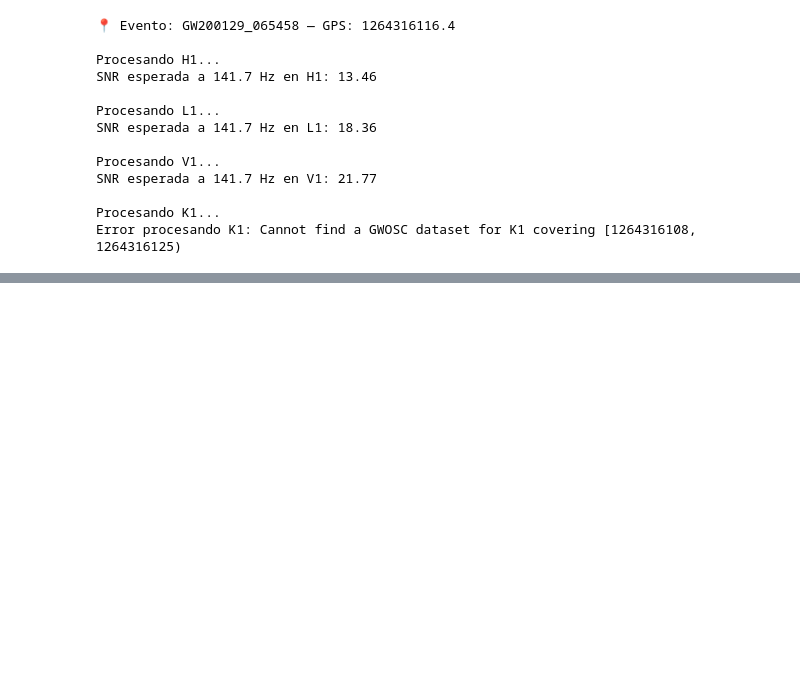
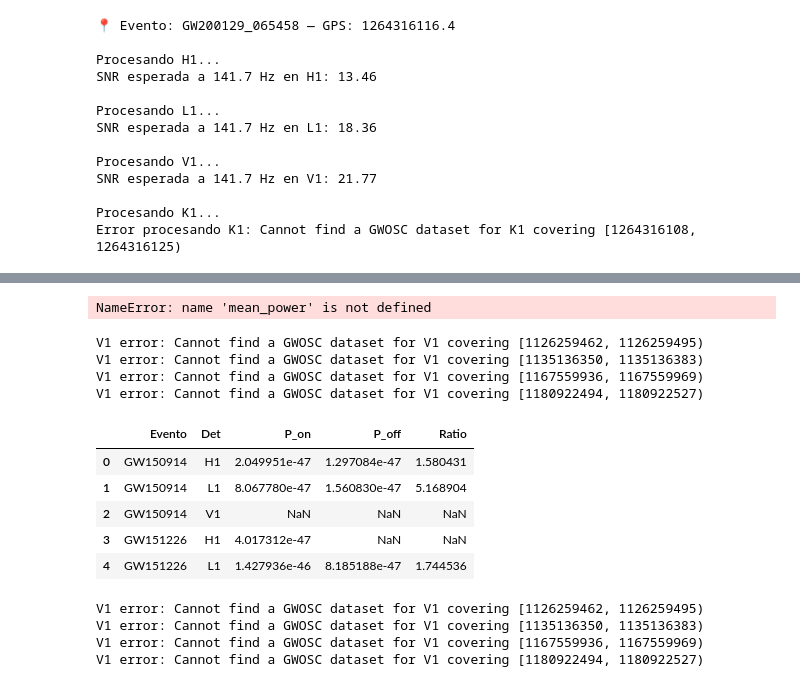
Before and after one commit to motanova84/gw250114-141hz-analysis, a Jupyter notebook: notebooks/141hz_validation.ipynb, the cells around one changed output, grey strips where cells are left out. Drawn from its saved outputs; the diff is of its cells as text; code cells hidden in the pictures; blank space fills up the shorter version.

```diff
--- a/notebooks/141hz_validation.ipynb
+++ b/notebooks/141hz_validation.ipynb
@@ -3500,0 +3996,59 @@ Error procesando K1: Cannot find a GWOSC dataset for K1 covering [1264316108, 12
+# %%
+rows=[]
+for ev, gps in events.items():
+    for det in ['H1','L1','V1']:
+        Pon,Poff = mean_power(det,gps,band,duration,off_shift)
+        rows.append({'Evento':ev,'Det':det,'P_on':Pon,'P_off':Poff})
+df = pd.DataFrame(rows)
+df['Ratio']=df.P_on/df.P_off
+df.to_csv('qcal_multi_event.csv',index=False)
+df.head()
+# %% [output]
+NameError: name 'mean_power' is not defined
+# %%
+from gwpy.timeseries import TimeSeries
+import numpy as np
+
+def mean_power(det, gps, band, duration, off_shift):
+    try:
+        on = TimeSeries.fetch_open_data(det, gps, gps+duration).bandpass(*band)
+        off = TimeSeries.fetch_open_data(det, gps-off_shift, gps-off_shift+duration).bandpass(*band)
+        P_on  = np.mean(np.abs(on.value)**2)
+        P_off = np.mean(np.abs(off.value)**2)
+        return P_on, P_off
+    except Exception as e:
+        print(f"{det} error: {e}")
+        return np.nan, np.nan
+# %%
+rows=[]
+for ev, gps in events.items():
+    for det in ['H1','L1','V1']:
+        Pon,Poff = mean_power(det,gps,band,duration,off_shift)
+        rows.append({'Evento':ev,'Det':det,'P_on':Pon,'P_off':Poff})
+df = pd.DataFrame(rows)
+df['Ratio']=df.P_on/df.P_off
+df.to_csv('qcal_multi_event.csv',index=False)
+df.head()
+# %% [output]
+V1 error: Cannot find a GWOSC dataset for V1 covering [1126259462, 1126259495)
+V1 error: Cannot find a GWOSC dataset for V1 covering [1135136350, 1135136383)
+V1 error: Cannot find a GWOSC dataset for V1 covering [1167559936, 1167559969)
+V1 error: Cannot find a GWOSC dataset for V1 covering [1180922494, 1180922527)
+|  | Evento | Det | P_on | P_off | Ratio |
+| 0 | GW150914 | H1 | 2.049951e-47 | 1.297084e-47 | 1.580431 |
+| 1 | GW150914 | L1 | 8.067780e-47 | 1.560830e-47 | 5.168904 |
+| 2 | GW150914 | V1 | NaN | NaN | NaN |
+| 3 | GW151226 | H1 | 4.017312e-47 | NaN | NaN |
+| 4 | GW151226 | L1 | 1.427936e-46 | 8.185188e-47 | 1.744536 |
+# %%
+rows = []
+for ev, gps in events.items():
+    for det in ['H1','L1','V1']:
+        Pon, Poff = mean_power(det, gps, band, duration, off_shift)
+        if not np.isnan(Pon) and not np.isnan(Poff):
+            rows.append({'Evento': ev, 'Det': det, 'P_on': Pon, 'P_off': Poff})
+# %% [output]
+V1 error: Cannot find a GWOSC dataset for V1 covering [1126259462, 1126259495)
+V1 error: Cannot find a GWOSC dataset for V1 covering [1135136350, 1135136383)
+V1 error: Cannot find a GWOSC dataset for V1 covering [1167559936, 1167559969)
+V1 error: Cannot find a GWOSC dataset for V1 covering [1180922494, 1180922527)
```
Also changed, not shown: parts of 14 cells of this notebook.
